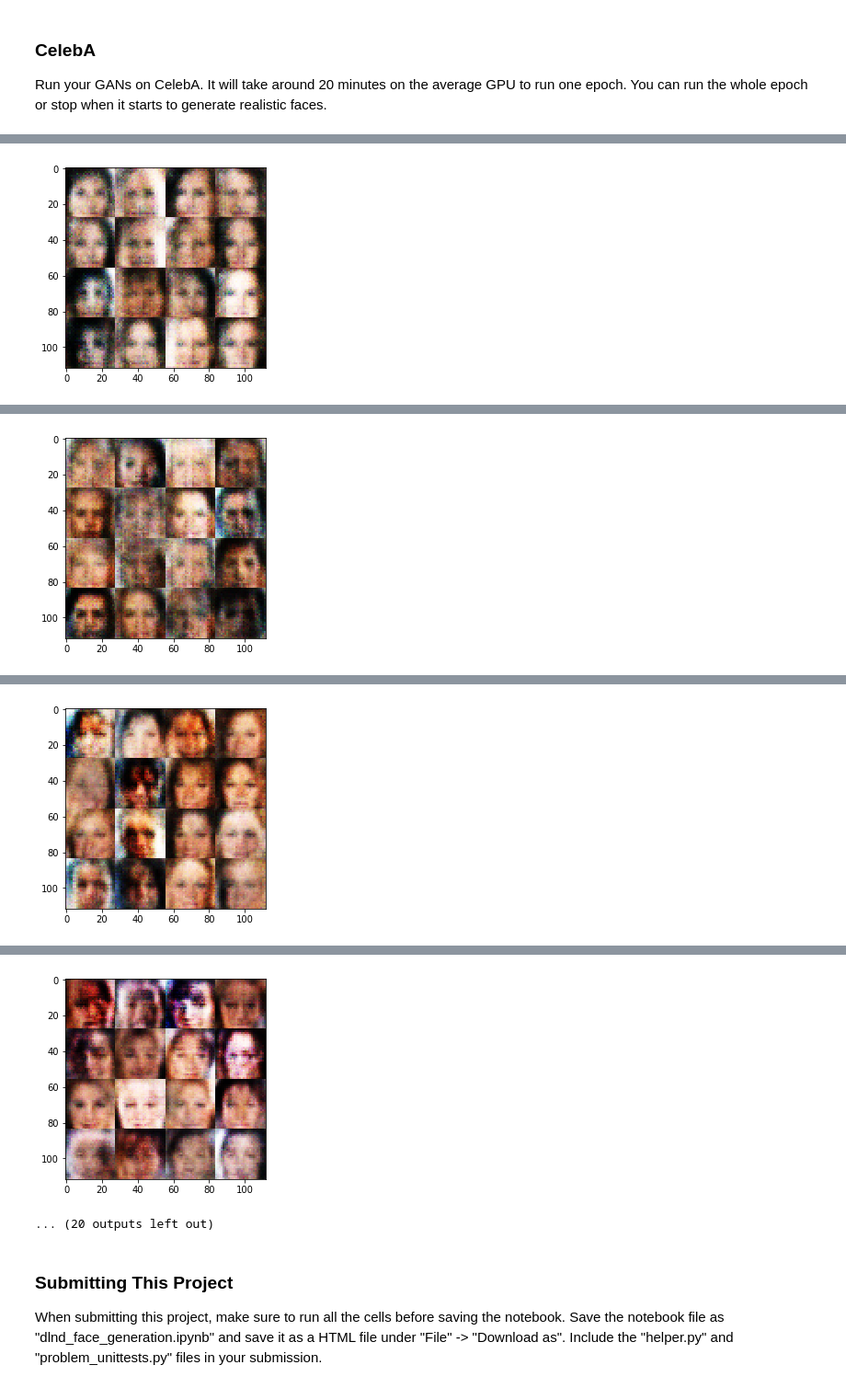
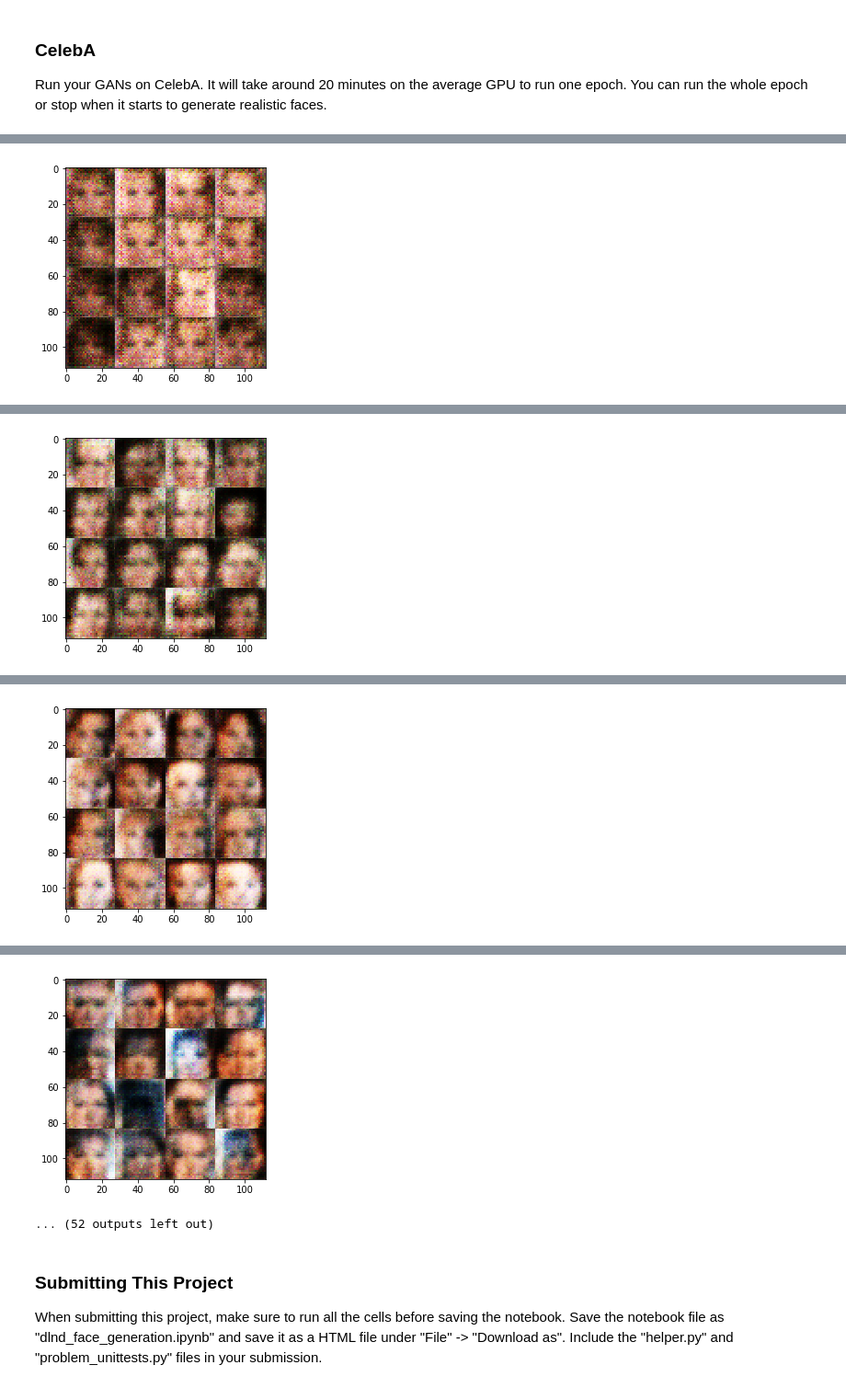
Before and after one commit to mdcramer/DCGAN-Face-Generation, a Jupyter notebook: dlnd_face_generation.ipynb, the cells around one changed output, grey strips where cells are left out. Shown at 92% size. Drawn from its saved outputs; the diff is of its cells as text; code cells hidden in the pictures.

Commit message:
implemented project feedback
added Dropout to Discriminator. added Xavier Initialization to conv2d in
Generator and Discrimintaor. reduced batch size to 64. set beta1 to 0.1

```diff
--- a/dlnd_face_generation.ipynb
+++ b/dlnd_face_generation.ipynb
@@ -144,25 +144,30 @@ def discriminator(images, reuse=False):
     """
     # TODO: Implement Function
     alpha = 0.2
+    keep_probability = 0.8
+    kernel_init = tf.contrib.layers.xavier_initializer()
 
     with tf.variable_scope('discriminator', reuse=reuse):
         # Input layer is 28x28x1 for MNIST or 28x28x3 for CelebA
         # No batch normalization on first layer
-        x1 = tf.layers.conv2d(images, 64, 4, strides=2, padding='same')
+        x1 = tf.layers.conv2d(images, 64, 4, strides=2, padding='same', kernel_initializer=kernel_init)
+        x1 = tf.nn.dropout(x1, keep_probability)
         relu1 = tf.maximum(alpha * x1, x1)
-        # 14x14x64 now <- (28 - 4 + 2)/2 + 1 = 14
+        # 14x14x64 now
         #print('discriminator x1 shape ', x1.shape)
 
-        x2 = tf.layers.conv2d(relu1, 128, 4, strides=2, padding='same')
+        x2 = tf.layers.conv2d(relu1, 128, 4, strides=2, padding='same', kernel_initializer=kernel_init)
+        x2 = tf.nn.dropout(x2, keep_probability)
         bn2 = tf.layers.batch_normalization(x2, training=True)
         relu2 = tf.maximum(alpha * bn2, bn2)
-        # 7x7x128 now <- (14 - 4 + 2)/2 + 1 = 7
+        # 7x7x128 now
         #print('discriminator x2 shape ', x2.shape)
 
-        x3 = tf.layers.conv2d(relu2, 256, 5, strides=2, padding='same')
+        x3 = tf.layers.conv2d(relu2, 256, 5, strides=2, padding='same', kernel_initializer=kernel_init)
+        x3 = tf.nn.dropout(x3, keep_probability)
         bn3 = tf.layers.batch_normalization(x3, training=True)
         relu3 = tf.maximum(alpha * bn3, bn3)
-        # 3x3x256 now <- (7 - 5 + 2)/2 + 1 = 3
+        # 4x4x256 now
         #print('discriminator x3 shape ', x3.shape)
 
         # Flatten it
@@ -194,6 +199,7 @@ def generator(z, out_channel_dim, is_train=True):
     """
     # TODO: Implement Function
     alpha = 0.2
+    kernel_init = tf.contrib.layers.xavier_initializer()
 
     # print(out_channel_dim) <- value of 5 in unit test
     #output_dim = (28, 28, out_channel_dim)
@@ -207,18 +213,19 @@ def generator(z, out_channel_dim, is_train=True):
         x1 = tf.maximum(alpha * x1, x1)
         # 2x2x512 now
 
-        x2 = tf.layers.conv2d_transpose(x1, 128, 5, strides=2, padding='valid')
+        x2 = tf.layers.conv2d_transpose(x1, 128, 5, strides=2, padding='valid', kernel_initializer=kernel_init)
         x2 = tf.layers.batch_normalization(x2, training=is_train)
         x2 = tf.maximum(alpha * x2, x2)
         # 7x7x256 now
 
-        x3 = tf.layers.conv2d_transpose(x2, 64, 5, strides=2, padding='same')
+        x3 = tf.layers.conv2d_transpose(x2, 64, 5, strides=2, padding='same', kernel_initializer=kernel_init)
         x3 = tf.layers.batch_normalization(x3, training=is_train)
         x3 = tf.maximum(alpha * x3, x3)
         # 14x14x128 now
 
         # Output layer
-        logits = tf.layers.conv2d_transpose(x3, out_channel_dim, 5, strides=2, padding='same')
+        logits = tf.layers.conv2d_transpose(x3, out_channel_dim, 5, strides=2, padding='same',
+                                            kernel_initializer=kernel_init)
         # 28x28xout_channel_dim now
 
         out = tf.tanh(logits)
@@ -512,10 +513,10 @@ Epoch 2/2... Discriminator Loss: 1.7396 ... Generator Loss: 0.2487
 ### CelebA
 Run your GANs on CelebA.  It will take around 20 minutes on the average GPU to run one epoch.  You can run the whole epoch or stop when it starts to generate realistic faces.
 # %%
-batch_size = 128
+batch_size = 64
 z_dim = 100
-learning_rate = 0.0002
-beta1 = 0.0001
+learning_rate = 0.0001
+beta1 = 0.1
 
 
 """
@@ -563 +564 @@ Epoch 1/1... Discriminator Loss: 0.9549 ... Generator Loss: 0.6888
-[figure, old version]
+[figure, new version]
@@ -574 +575 @@ Epoch 1/1... Discriminator Loss: 1.1452 ... Generator Loss: 0.5016
-[figure, old version]
+[figure, new version]
@@ -585 +586 @@ Epoch 1/1... Discriminator Loss: 1.2169 ... Generator Loss: 0.4858
-[figure, old version]
+[figure, new version]
@@ -596,5 +597,5 @@ Epoch 1/1... Discriminator Loss: 1.2451 ... Generator Loss: 0.4700
-[figure, old version]
+[figure, new version]
-... (20 outputs left out)
+... (52 outputs left out)
 # %% [markdown]
 ### Submitting This Project
 When submitting this project, make sure to run all the cells before saving the notebook. Save the notebook file as "dlnd_face_generation.ipynb" and save it as a HTML file under "File" -> "Download as". Include the "helper.py" and "problem_unittests.py" files in your submission.
```
Also changed, not shown: parts of 3 cells of this notebook, 2 other files.
